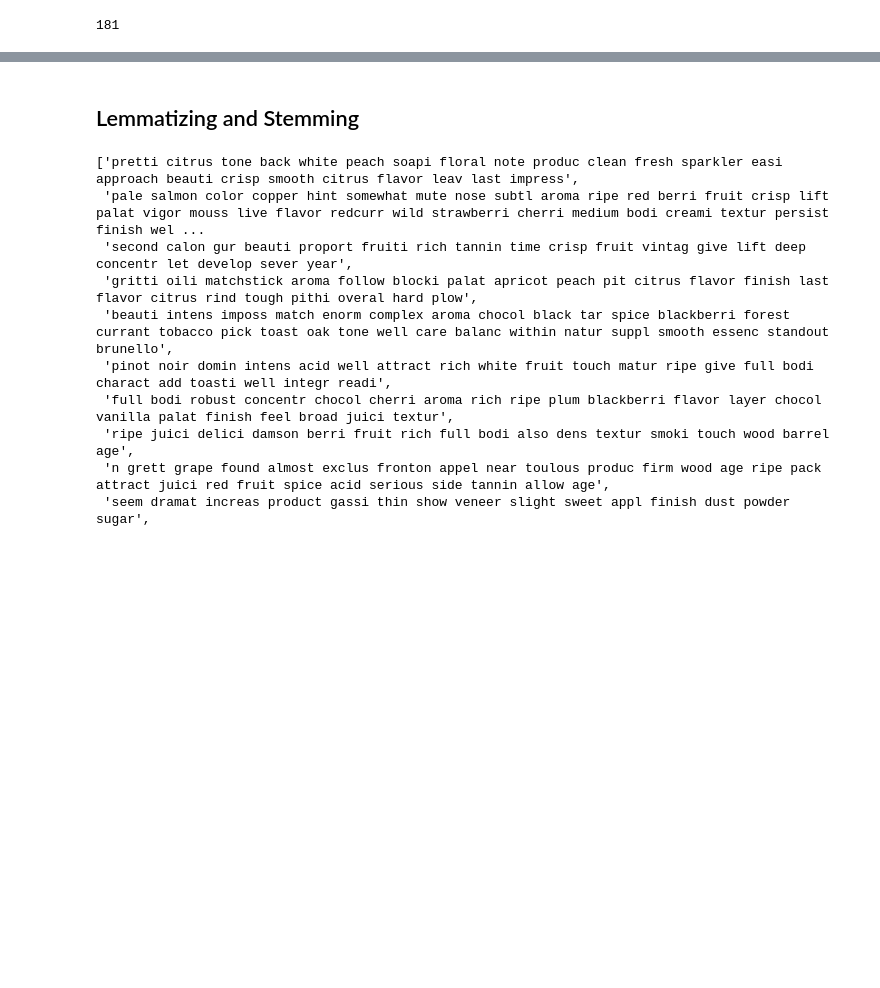
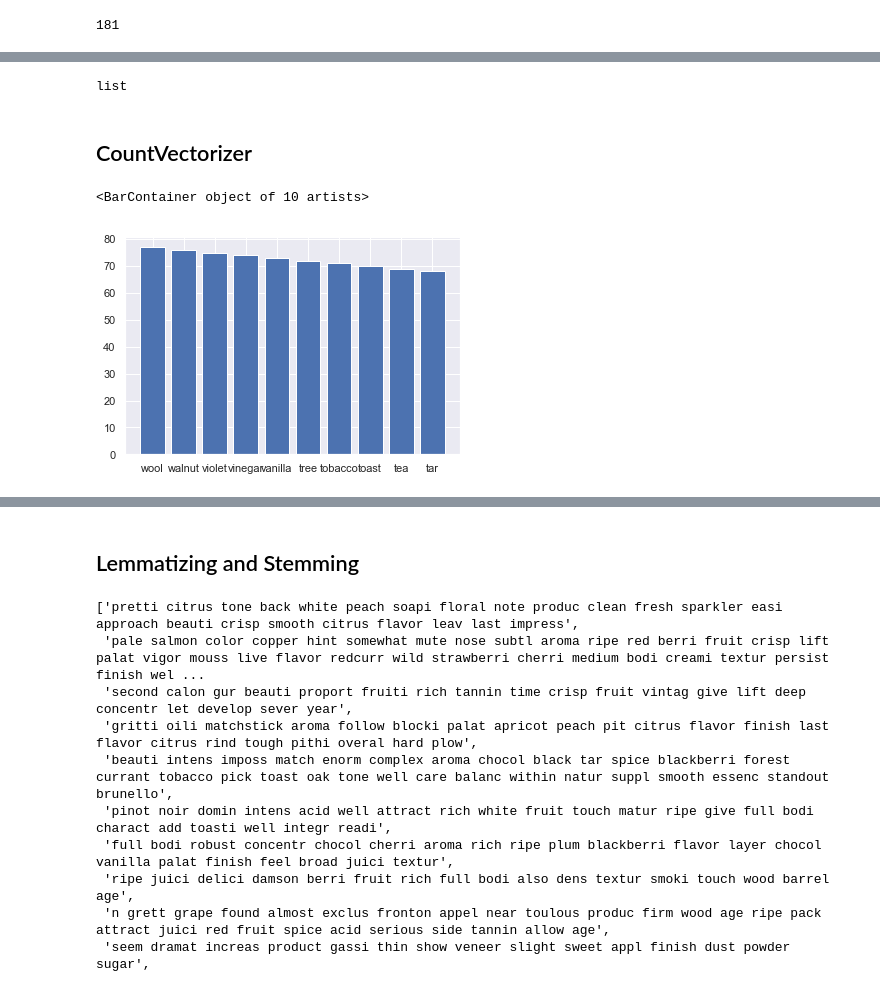
Before and after one commit to YufenLin/personal_sommelier, a Jupyter notebook: notebooks/personal_sommelier.ipynb, the cells around one changed output, grey strips where cells are left out. Cells and saved outputs as stored; diff of their text form; code cells hidden in the pictures; blank space fills up the shorter version.

```diff
--- a/notebooks/personal_sommelier.ipynb
+++ b/notebooks/personal_sommelier.ipynb
@@ -555,3 +397,4 @@ def flavor_words(words):
 flavor_words_list = list(map(flavor_words, clean_desc_w_stop))
 flavor_words_list_other = [['other'] if x == [] else x for x in flavor_words_list]
 wine_sample['flavor_words'] = flavor_words_list_other
+wine_sample['flavor_words_str'] = wine_sample['flavor_words'].apply(' '.join)
@@ -557,0 +432,19 @@ wine_sample['flavor_words'] = flavor_words_list_other
+# %%
+type(flavor_words_list_other)
+# %% [output]
+list
+# %% [markdown]
+## CountVectorizer
+# %%
+# 將文件中的詞語轉換為詞頻矩陣
+cv = CountVectorizer()
+# %%
+# 統計每個單字出現的次數
+cv_mx = cv.fit_transform(wine_sample['flavor_words_str'])
+# %%
+cv_dict = sorted(cv.vocabulary_.items(), reverse=True)
+cv_word, cv_freq = zip(*cv_vocab) # unpack a list of pairs into two tuples
+plt.bar(cv_word[:10], cv_freq[:10])
+# %% [output]
+<BarContainer object of 10 artists>
+[figure, added]
```
Also changed, not shown: parts of 47 cells of this notebook.
